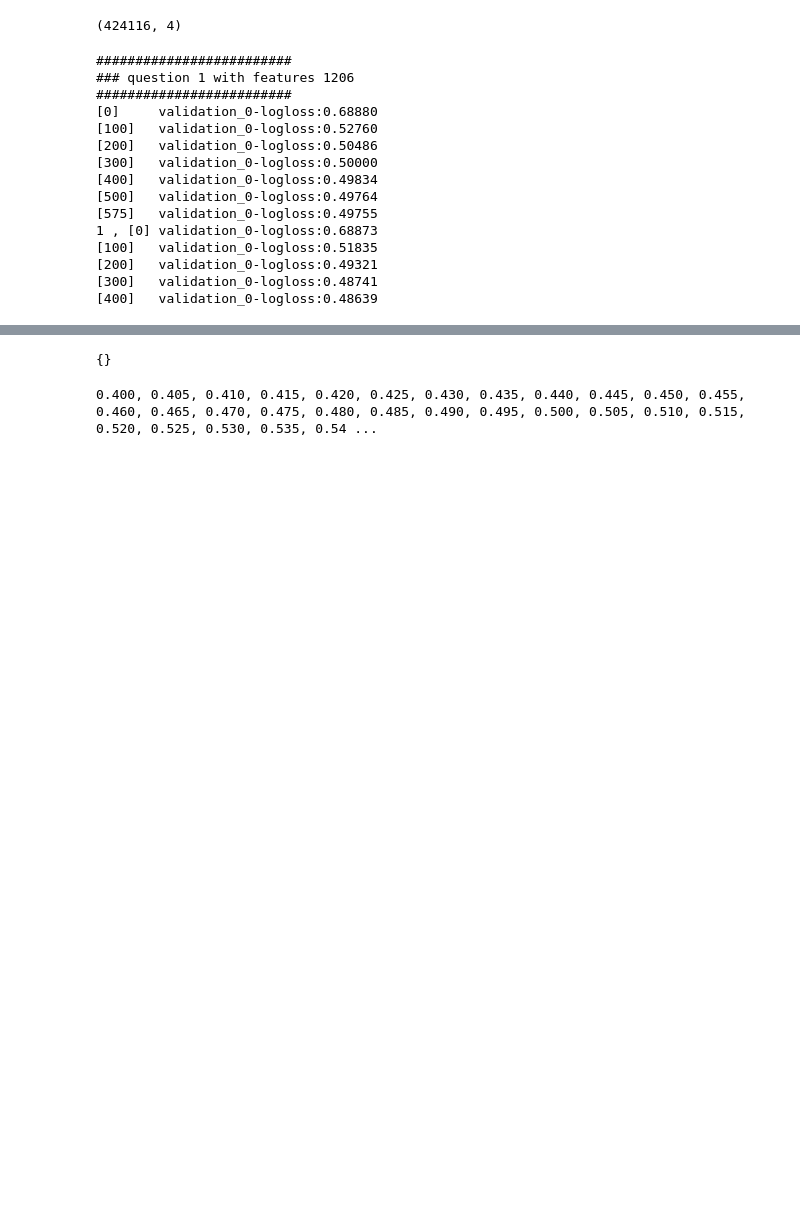
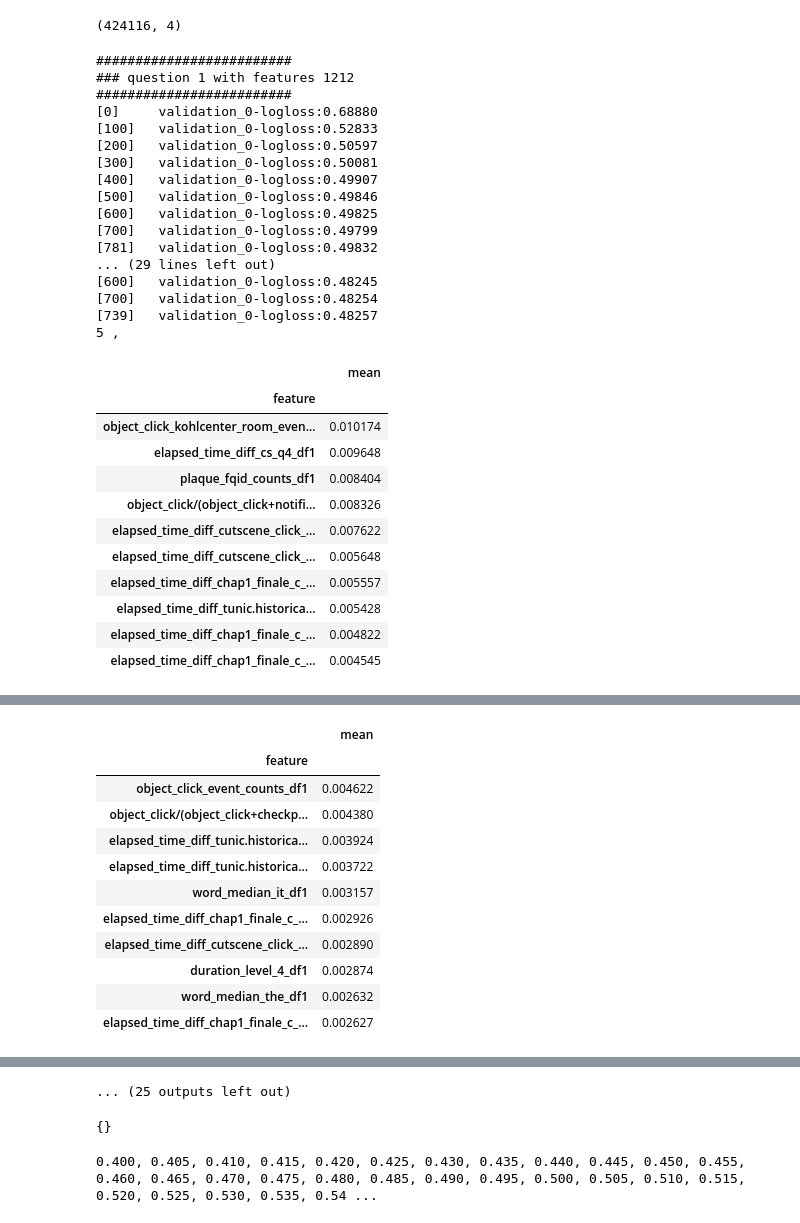
Before and after one commit to lhduc94/predict_student_perfomance, a Jupyter notebook: notebooks/new.ipynb, the cells around one changed output, grey strips where cells are left out. Drawn from its saved outputs; the diff is of its cells as text; code cells hidden in the pictures; blank space fills up the shorter version.

```diff
--- a/notebooks/new.ipynb
+++ b/notebooks/new.ipynb
@@ -468,3 +468,16 @@ Wall time: 8min 20s
+# %%
+def time_feature(train):
+    train["year"] = train["session_id"].apply(lambda x: int(str(x)[:2])).astype(np.uint8)
+    train["month"] = train["session_id"].apply(lambda x: int(str(x)[2:4])+1).astype(np.uint8)
+    train["day"] = train["session_id"].apply(lambda x: int(str(x)[4:6])).astype(np.uint8)
+    train["hour"] = train["session_id"].apply(lambda x: int(str(x)[6:8])).astype(np.uint8)
+    train["minute"] = train["session_id"].apply(lambda x: int(str(x)[8:10])).astype(np.uint8)
+    train["second"] = train["session_id"].apply(lambda x: int(str(x)[10:12])).astype(np.uint8)
+    return train
+# %%
+df1 = time_feature(df1)
+df2 = time_feature(df2)
+df3 = time_feature(df3)
 # %%
 null1 = df1.isnull().sum().sort_values(ascending=False) / len(df1)
 null2 = df2.isnull().sum().sort_values(ascending=False) / len(df1)
@@ -524 +537,11 @@ We will train with 1206 1949 2297 features
 We will train with 23562 users info
+# %%
+df1.columns = [x + '_df1' for x in df1.columns]
+df2.columns = [x + '_df2' for x in df2.columns]
+df3.columns = [x + '_df3' for x in df3.columns]
+FEATURES1 = [x + '_df1' for x in FEATURES1]
+FEATURES2 = [x + '_df2' for x in FEATURES2]
+FEATURES3 = [x + '_df3' for x in FEATURES3]
+# %%
+df4 = pd.concat([df1,df2], axis=1)
+FEATURES4 = FEATURES1 + FEATURES2
@@ -550,8 +577,8 @@ for t in range(1,19):
         FEATURES = FEATURES1
     elif t<=13:
         grp = '5-12'
-        df = df2
-        FEATURES = FEATURES2
+        df = df4
+        FEATURES = FEATURES4
     elif t<=22:
         grp = '13-22'
         df = df3
@@ -589,42 +616,56 @@ for t in range(1,19):
         valid_x = df.iloc[test_index]
         valid_users = valid_x.index.values
         valid_y = targets.loc[targets.q==t].set_index('session').loc[valid_users]
 
         # clf = CatBoostClassifier(n_estimators=2000,random_state=42,learning_rate=0.02, max_depth=4, colsample_bylevel=0.5,devices='gpu')
         # TRAIN MODEL
         clf =  XGBClassifier(**xgb_params)
         clf.fit(train_x[FEATURES].astype('float32'), train_y['correct'],
                 eval_set=[(valid_x[FEATURES].astype('float32'), valid_y['correct'])],
                 verbose=100)
         print(i+1, ', ', end='')
         best_iteration_xgb[str(t)].append(clf.best_ntree_limit)
 
         fold_importance_df = pd.DataFrame()
         fold_importance_df["feature"] = FEATURES
         fold_importance_df["importance"] = clf.feature_importances_
         fold_importance_df["fold"] = i + 1
         feature_importance_df = pd.concat([feature_importance_df, fold_importance_df], axis=0)
 
         # SAVE MODEL, PREDICT VALID OOF
         oof_xgb.loc[valid_users, f'meta_{t}'] = clf.predict_proba(valid_x[FEATURES].astype('float32'))[:,1]
 
 
     print()
     feature_importance_df = feature_importance_df.groupby(['feature'])['importance'].agg(['mean']).sort_values(by='mean', ascending=False)
     display(feature_importance_df.head(10))
 # %% [output]
 #########################
-### question 1 with features 1206
+### question 1 with features 1212
 #########################
 [0]     validation_0-logloss:0.68880
-[100]   validation_0-logloss:0.52760
-[200]   validation_0-logloss:0.50486
-[300]   validation_0-logloss:0.50000
-[400]   validation_0-logloss:0.49834
-[500]   validation_0-logloss:0.49764
-[575]   validation_0-logloss:0.49755
-1 , [0] validation_0-logloss:0.68873
-[100]   validation_0-logloss:0.51835
-[200]   validation_0-logloss:0.49321
-[300]   validation_0-logloss:0.48741
-[400]   validation_0-logloss:0.48639
+[100]   validation_0-logloss:0.52833
+[200]   validation_0-logloss:0.50597
+[300]   validation_0-logloss:0.50081
+[400]   validation_0-logloss:0.49907
+[500]   validation_0-logloss:0.49846
+[600]   validation_0-logloss:0.49825
+[700]   validation_0-logloss:0.49799
+[781]   validation_0-logloss:0.49832
+... (29 lines left out)
+[600]   validation_0-logloss:0.48245
+[700]   validation_0-logloss:0.48254
+[739]   validation_0-logloss:0.48257
+5 ,
+|  | mean |
+| feature |  |
+| object_click_kohlcenter_room_even... | 0.010174 |
+| elapsed_time_diff_cs_q4_df1 | 0.009648 |
+| plaque_fqid_counts_df1 | 0.008404 |
+| object_click/(object_click+notifi... | 0.008326 |
+| elapsed_time_diff_cutscene_click_... | 0.007622 |
+| elapsed_time_diff_cutscene_click_... | 0.005648 |
+| elapsed_time_diff_chap1_finale_c_... | 0.005557 |
+| elapsed_time_diff_tunic.historica... | 0.005428 |
+| elapsed_time_diff_chap1_finale_c_... | 0.004822 |
+| elapsed_time_diff_chap1_finale_c_... | 0.004545 |
@@ -630,0 +689,12 @@ for t in range(1,19):
+|  | mean |
+| feature |  |
+| object_click_event_counts_df1 | 0.004622 |
+| object_click/(object_click+checkp... | 0.004380 |
+| elapsed_time_diff_tunic.historica... | 0.003924 |
+| elapsed_time_diff_tunic.historica... | 0.003722 |
+| word_median_it_df1 | 0.003157 |
+| elapsed_time_diff_chap1_finale_c_... | 0.002926 |
+| elapsed_time_diff_cutscene_click_... | 0.002890 |
+| duration_level_4_df1 | 0.002874 |
+| word_median_the_df1 | 0.002632 |
+| elapsed_time_diff_chap1_finale_c_... | 0.002627 |
@@ -631,3 +817,4 @@ for t in range(1,19):
+... (25 outputs left out)
 # %%
 importance_dict
 # %% [output]
```
Also changed, not shown: parts of 9 cells of this notebook.
